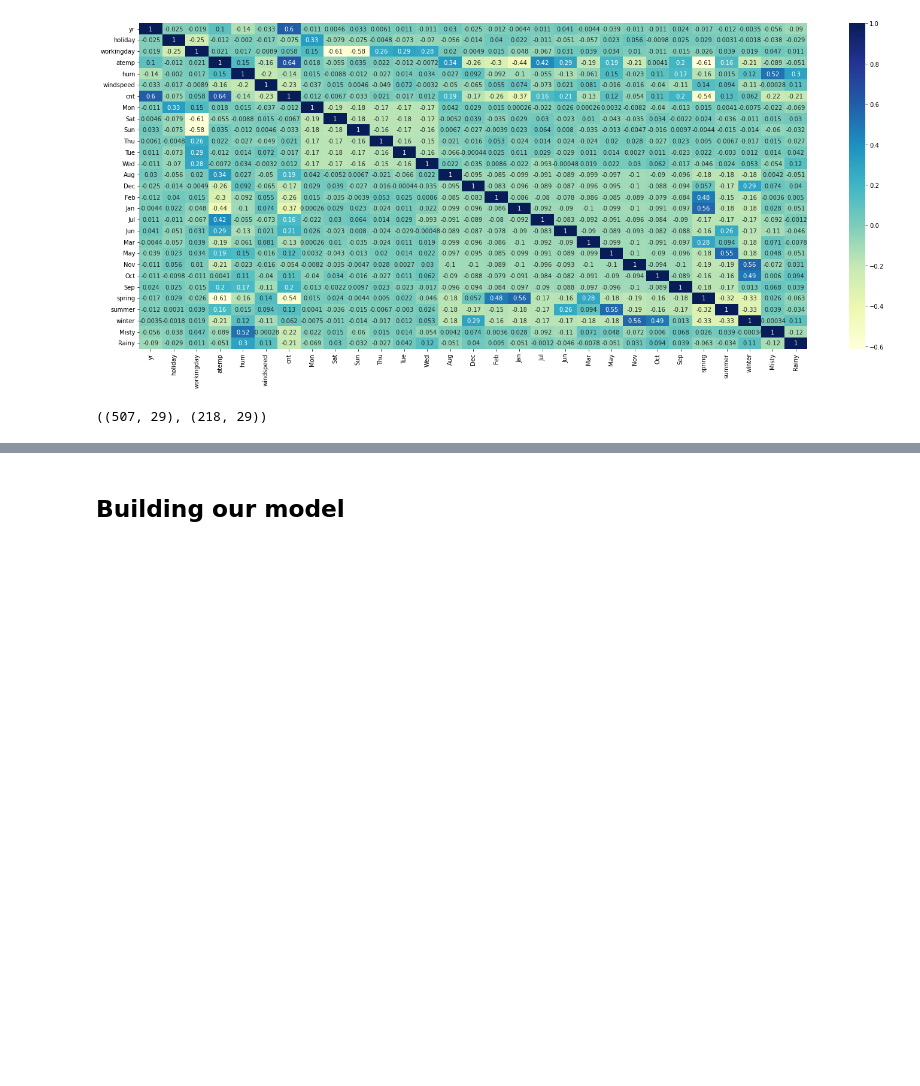
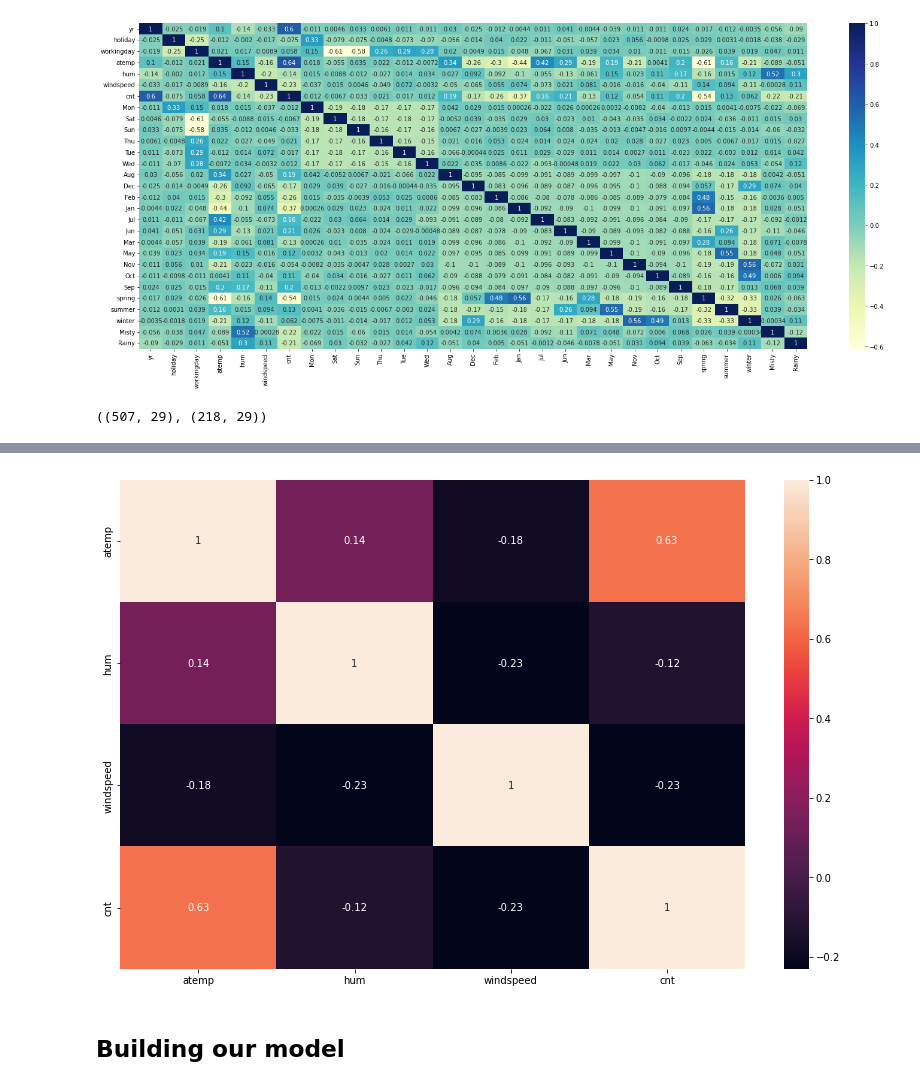
Before and after one commit to cnnnaveen1/Linear-Regression-Assignment, a Jupyter notebook: Naveen_Chakravarthi.ipynb, the cells around one changed output, grey strips where cells are left out. Drawn from its saved outputs; the diff is of its cells as text; code cells hidden in the pictures; blank space fills up the shorter version.

```diff
--- a/Naveen_Chakravarthi.ipynb
+++ b/Naveen_Chakravarthi.ipynb
@@ -532,3 +537,12 @@ X_train = cycle_train
+# %%
+corr_df= cycle[['atemp','hum','windspeed','cnt']].corr()
+f, ax = plt.subplots(figsize=(14, 9))
+sns.heatmap(corr_df,
+            xticklabels=corr_df.columns.values,
+            yticklabels=corr_df.columns.values,annot= True)
+plt.show()
+# %% [output]
+[figure, added]
 # %% [markdown]
 ## Building our model ##
 # %%
```
Also changed, not shown: parts of 4 cells of this notebook.
